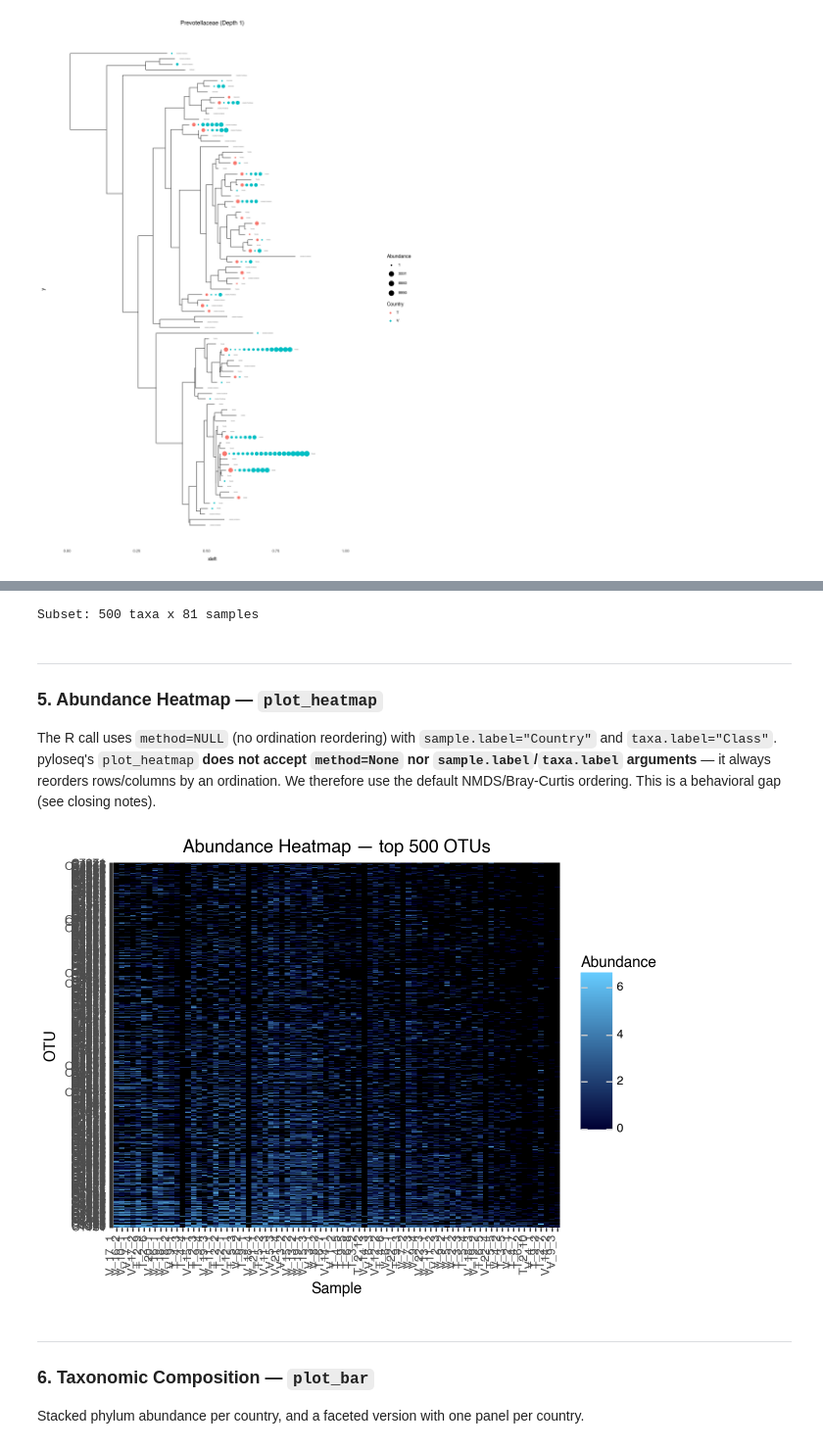
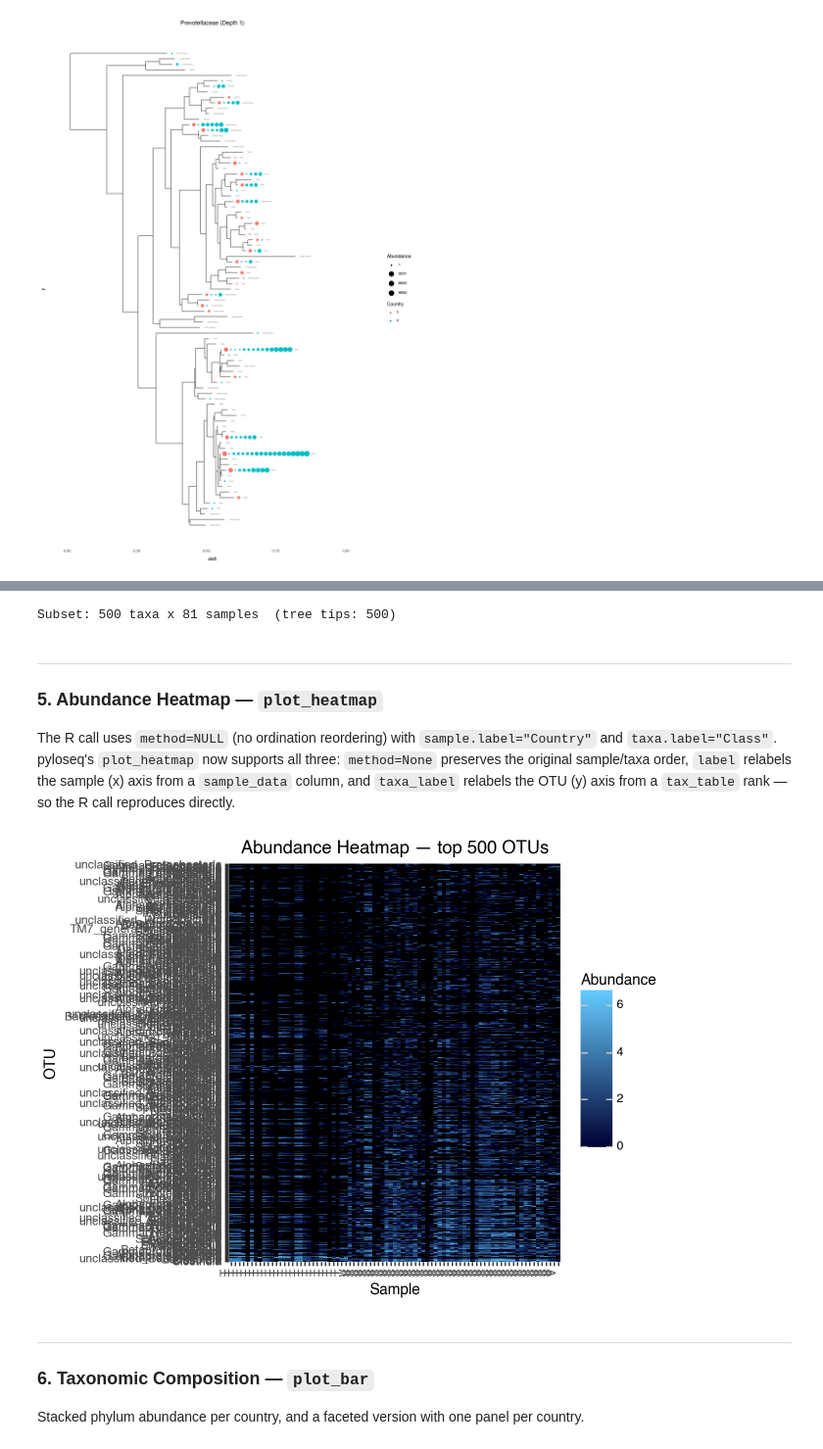
Before and after one commit to alittleb3ar/pyloseq, a Jupyter notebook: notebooks/07_torondel_2016_pit_latrines.ipynb, the cells around one changed output, grey strips where cells are left out. Shown at 98% size. Drawn from its saved outputs; the diff is of its cells as text; code cells hidden in the pictures.

```diff
--- a/notebooks/07_torondel_2016_pit_latrines.ipynb
+++ b/notebooks/07_torondel_2016_pit_latrines.ipynb
@@ -170,25 +176,48 @@ The composition, heatmap, ordination and network plots all operate on the 500 hi
 # %%
 # R: physeq_subset <- prune_taxa(names(sort(taxa_sums(physeq), TRUE)[1:500]), physeq)
-top500 = physeq.taxa_sums().sort_values(ascending=False).index[:500]
-physeq_subset = prune_taxa(list(top500), physeq)
-print(f"Subset: {physeq_subset.ntaxa} taxa x {physeq_subset.nsamples} samples")
+# Select top 500 from tree taxa only (R's GUniFrac errors on non-tree OTUs; R's phyloseq
+# auto-prunes to tree intersection so its ranking also draws from tree taxa only).
+tree_tips = {n.name for n in unrooted._tree.tips()}
+tree_taxa_sums = physeq.taxa_sums()
+tree_taxa_sums = tree_taxa_sums[tree_taxa_sums.index.isin(tree_tips)]
+top500 = tree_taxa_sums.sort_values(ascending=False).index[:500]
+
+# Prune with the unrooted tree so we get a 500-tip unrooted subtree, then midpoint-root it.
+# This matches R: midpoint(phy_tree(physeq_subset)) roots the pruned tree, not the full tree.
+physeq_unrooted = Phyloseq(
+    otu=physeq.otu_table,
+    sam=physeq.sample_data,
+    tax=physeq.tax_table,
+    tree=unrooted,
+)
+physeq_pruned = prune_taxa(list(top500), physeq_unrooted)
+pruned_rooted = PhyTree.from_newick(str(physeq_pruned.phy_tree._tree.root_at_midpoint()))
+physeq_subset = Phyloseq(
+    otu=physeq_pruned.otu_table,
+    sam=physeq_pruned.sample_data,
+    tax=physeq_pruned.tax_table,
+    tree=pruned_rooted,
+)
+print(f"Subset: {physeq_subset.ntaxa} taxa x {physeq_subset.nsamples} samples  (tree tips: {physeq_subset.phy_tree.n_tips})")
 # %% [output]
-Subset: 500 taxa x 81 samples
+Subset: 500 taxa x 81 samples  (tree tips: 500)
 # %% [markdown]
 ---
 ### 5. Abundance Heatmap — `plot_heatmap`
 
-The R call uses `method=NULL` (no ordination reordering) with `sample.label="Country"` and `taxa.label="Class"`. pyloseq's `plot_heatmap` **does not accept `method=None` nor `sample.label`/`taxa.label` arguments** — it always reorders rows/columns by an ordination. We therefore use the default NMDS/Bray-Curtis ordering. This is a behavioral gap (see closing notes).
+The R call uses `method=NULL` (no ordination reordering) with `sample.label="Country"` and `taxa.label="Class"`. pyloseq's `plot_heatmap` now supports all three: `method=None` preserves the original sample/taxa order, `label` relabels the sample (x) axis from a `sample_data` column, and `taxa_label` relabels the OTU (y) axis from a `tax_table` rank — so the R call reproduces directly.
 # %%
 # R: plot_heatmap(physeq_subset, method=NULL, sample.label="Country", taxa.label="Class")
-#    pyloseq has no method=NULL / label options; default NMDS+Bray ordering used instead.
 p = plot_heatmap(
     physeq_subset,
+    method=None,
+    label="Country",
+    taxa_label="Class",
     title="Abundance Heatmap — top 500 OTUs",
 )
 p
 # %% [output]
-[figure, old version]
+[figure, new version]
 # %% [markdown]
 ---
 ### 6. Taxonomic Composition — `plot_bar`
```
Also changed, not shown: parts of 20 cells of this notebook, 5 other files.
